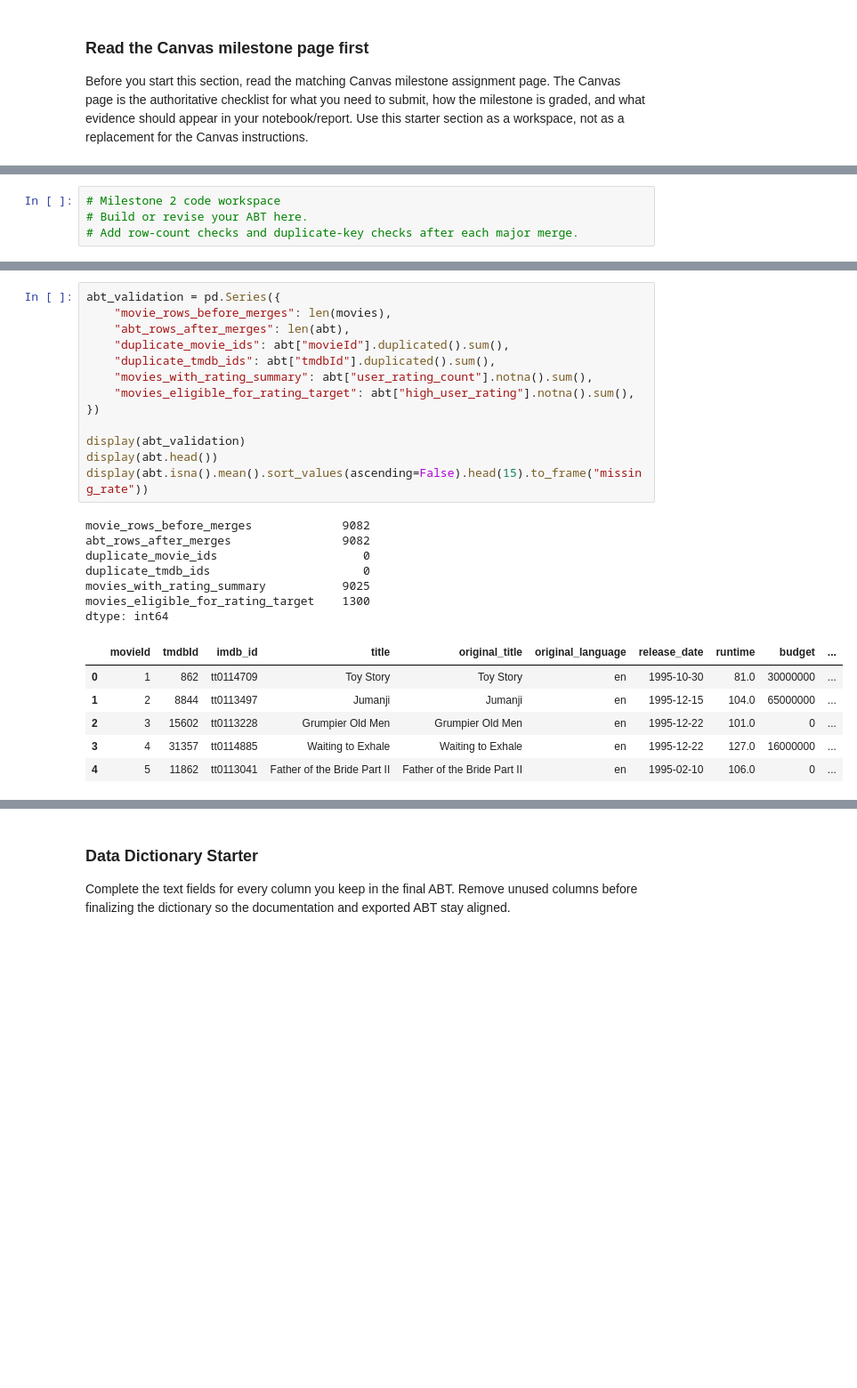
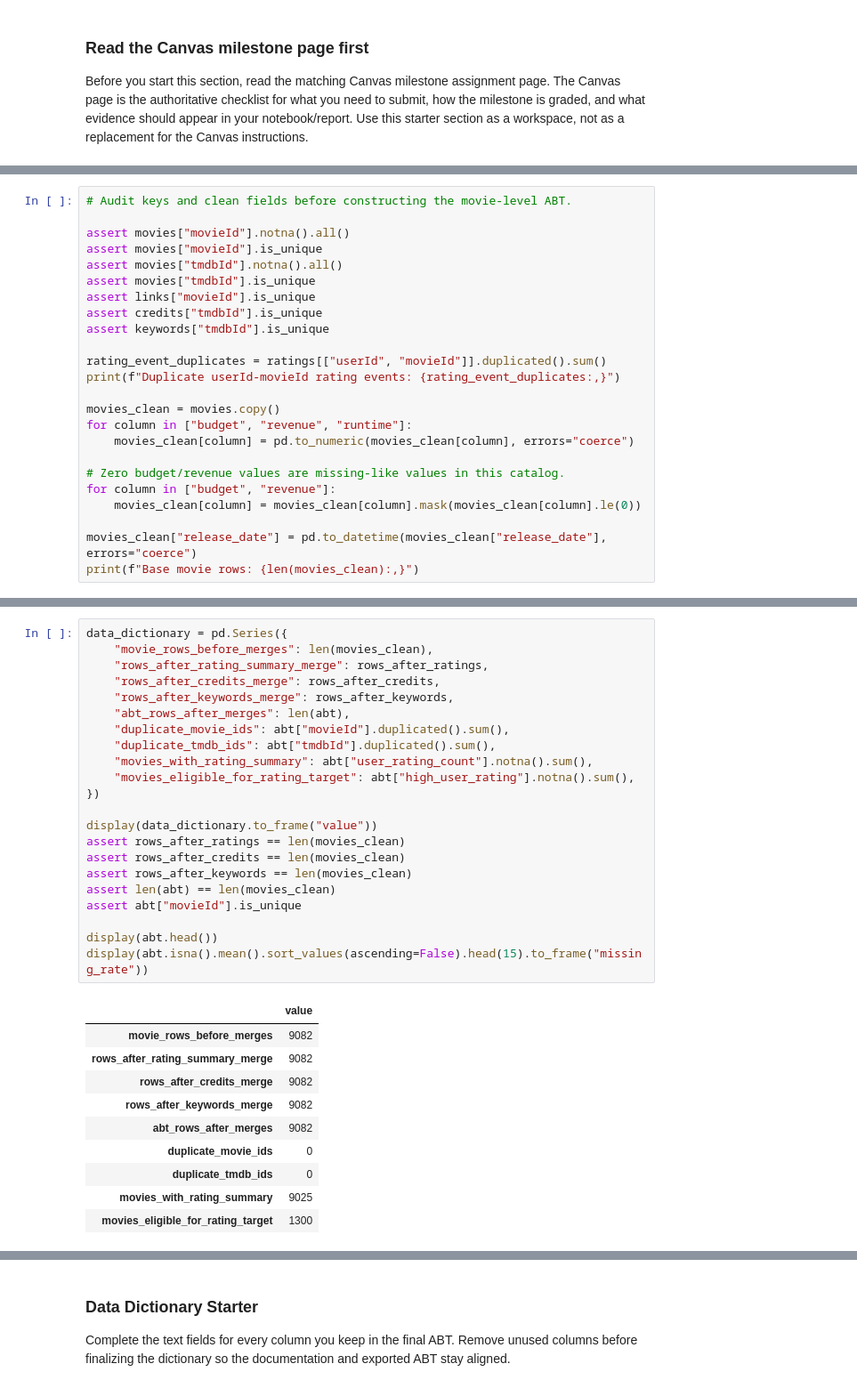
Before and after one commit to utsahenry/ban6003-project-option-1-movies-henry-ha, a Jupyter notebook: notebooks/movies_project_starter.ipynb, the cells around one changed output, grey strips where cells are left out. Shown at 89% size. Cells and saved outputs as stored; diff of their text form; blank space fills up the shorter version.

```diff
--- a/notebooks/movies_project_starter.ipynb
+++ b/notebooks/movies_project_starter.ipynb
@@ -328,4 +332,24 @@ Use this cell to document the ABT design required by the Canvas Milestone 2 page
 # %%
-# Milestone 2 code workspace
-# Build or revise your ABT here.
-# Add row-count checks and duplicate-key checks after each major merge.
+# Audit keys and clean fields before constructing the movie-level ABT.
+
+assert movies["movieId"].notna().all()
+assert movies["movieId"].is_unique
+assert movies["tmdbId"].notna().all()
+assert movies["tmdbId"].is_unique
+assert links["movieId"].is_unique
+assert credits["tmdbId"].is_unique
+assert keywords["tmdbId"].is_unique
+
+rating_event_duplicates = ratings[["userId", "movieId"]].duplicated().sum()
+print(f"Duplicate userId-movieId rating events: {rating_event_duplicates:,}")
+
+movies_clean = movies.copy()
+for column in ["budget", "revenue", "runtime"]:
+    movies_clean[column] = pd.to_numeric(movies_clean[column], errors="coerce")
+
+# Zero budget/revenue values are missing-like values in this catalog.
+for column in ["budget", "revenue"]:
+    movies_clean[column] = movies_clean[column].mask(movies_clean[column].le(0))
+
+movies_clean["release_date"] = pd.to_datetime(movies_clean["release_date"], errors="coerce")
+print(f"Base movie rows: {len(movies_clean):,}")
@@ -357,29 +413,35 @@ abt["high_user_rating"] = (
     .astype("Int64")
 )
 # %%
-abt_validation = pd.Series({
-    "movie_rows_before_merges": len(movies),
+data_dictionary = pd.Series({
+    "movie_rows_before_merges": len(movies_clean),
+    "rows_after_rating_summary_merge": rows_after_ratings,
+    "rows_after_credits_merge": rows_after_credits,
+    "rows_after_keywords_merge": rows_after_keywords,
     "abt_rows_after_merges": len(abt),
     "duplicate_movie_ids": abt["movieId"].duplicated().sum(),
     "duplicate_tmdb_ids": abt["tmdbId"].duplicated().sum(),
     "movies_with_rating_summary": abt["user_rating_count"].notna().sum(),
     "movies_eligible_for_rating_target": abt["high_user_rating"].notna().sum(),
 })
 
-display(abt_validation)
+display(data_dictionary.to_frame("value"))
+assert rows_after_ratings == len(movies_clean)
+assert rows_after_credits == len(movies_clean)
+assert rows_after_keywords == len(movies_clean)
+assert len(abt) == len(movies_clean)
+assert abt["movieId"].is_unique
+
 display(abt.head())
 display(abt.isna().mean().sort_values(ascending=False).head(15).to_frame("missing_rate"))
 # %% [output]
-movie_rows_before_merges             9082
-abt_rows_after_merges                9082
-duplicate_movie_ids                     0
-duplicate_tmdb_ids                      0
-movies_with_rating_summary           9025
-movies_eligible_for_rating_target    1300
-dtype: int64
-|  | movieId | tmdbId | imdb_id | title | original_title | original_language | release_date | runtime | budget | ... |
-| 0 | 1 | 862 | tt0114709 | Toy Story | Toy Story | en | 1995-10-30 | 81.0 | 30000000 | ... |
-| 1 | 2 | 8844 | tt0113497 | Jumanji | Jumanji | en | 1995-12-15 | 104.0 | 65000000 | ... |
-| 2 | 3 | 15602 | tt0113228 | Grumpier Old Men | Grumpier Old Men | en | 1995-12-22 | 101.0 | 0 | ... |
-| 3 | 4 | 31357 | tt0114885 | Waiting to Exhale | Waiting to Exhale | en | 1995-12-22 | 127.0 | 16000000 | ... |
-| 4 | 5 | 11862 | tt0113041 | Father of the Bride Part II | Father of the Bride Part II | en | 1995-02-10 | 106.0 | 0 | ... |
+|  | value |
+| movie_rows_before_merges | 9082 |
+| rows_after_rating_summary_merge | 9082 |
+| rows_after_credits_merge | 9082 |
+| rows_after_keywords_merge | 9082 |
+| abt_rows_after_merges | 9082 |
+| duplicate_movie_ids | 0 |
+| duplicate_tmdb_ids | 0 |
+| movies_with_rating_summary | 9025 |
+| movies_eligible_for_rating_target | 1300 |
```
Also changed, not shown: parts of 11 cells of this notebook, 4 other files.
